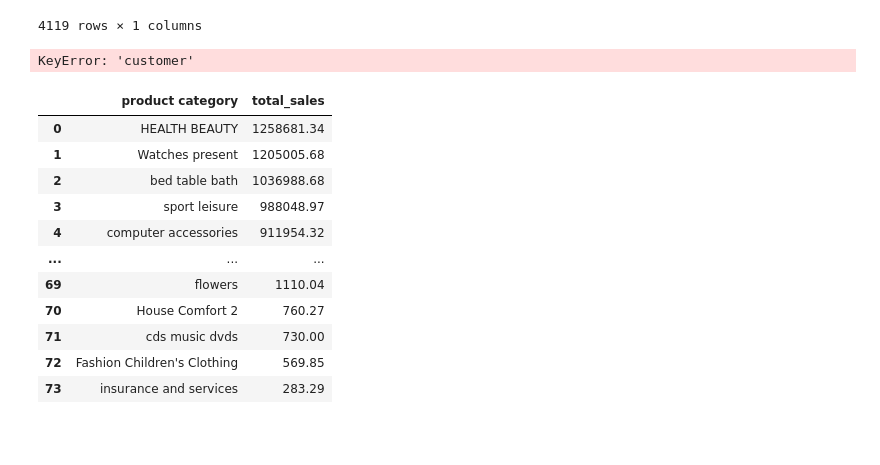
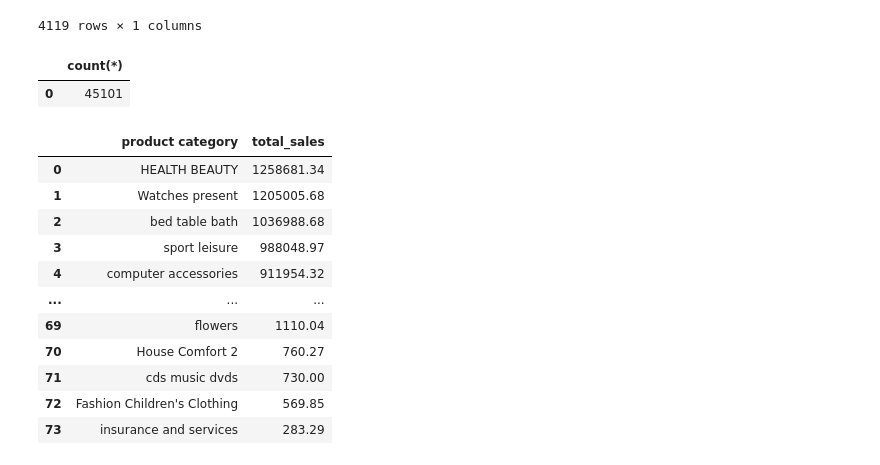
Before and after one commit to Saud-5447/TargetDataAnalysis, a Jupyter notebook: proj.ipynb, the cells around one changed output. Cells and saved outputs as stored; diff of their text form; code cells hidden in the pictures; blank space fills up the shorter version.

```diff
--- a/proj.ipynb
+++ b/proj.ipynb
@@ -26,13 +26,16 @@ df
 | 4118 | eugenio de castro |
 4119 rows × 1 columns
 # %%
-query = '''SELECT COUNT(*) AS total_orders
-FROM orders
-WHERE YEAR(order_purchase_timestamp) = 2017'''
-df = pd.read_sql(query,engine)
-print(f"The number of orders placed in 2017 is {df["customer"]}")
+query=''' select count(*) From orders
+
+where year(order_purchase_timestamp)=2017 '''
+
+df=pd.read_sql(query,engine)
+
+df
 # %% [output]
-KeyError: 'customer'
+|  | count(*) |
+| 0 | 45101 |
 # %%
 query = ''' SELECT
     p.`product category`,
```
Also changed, not shown: parts of 1 cell of this notebook.
